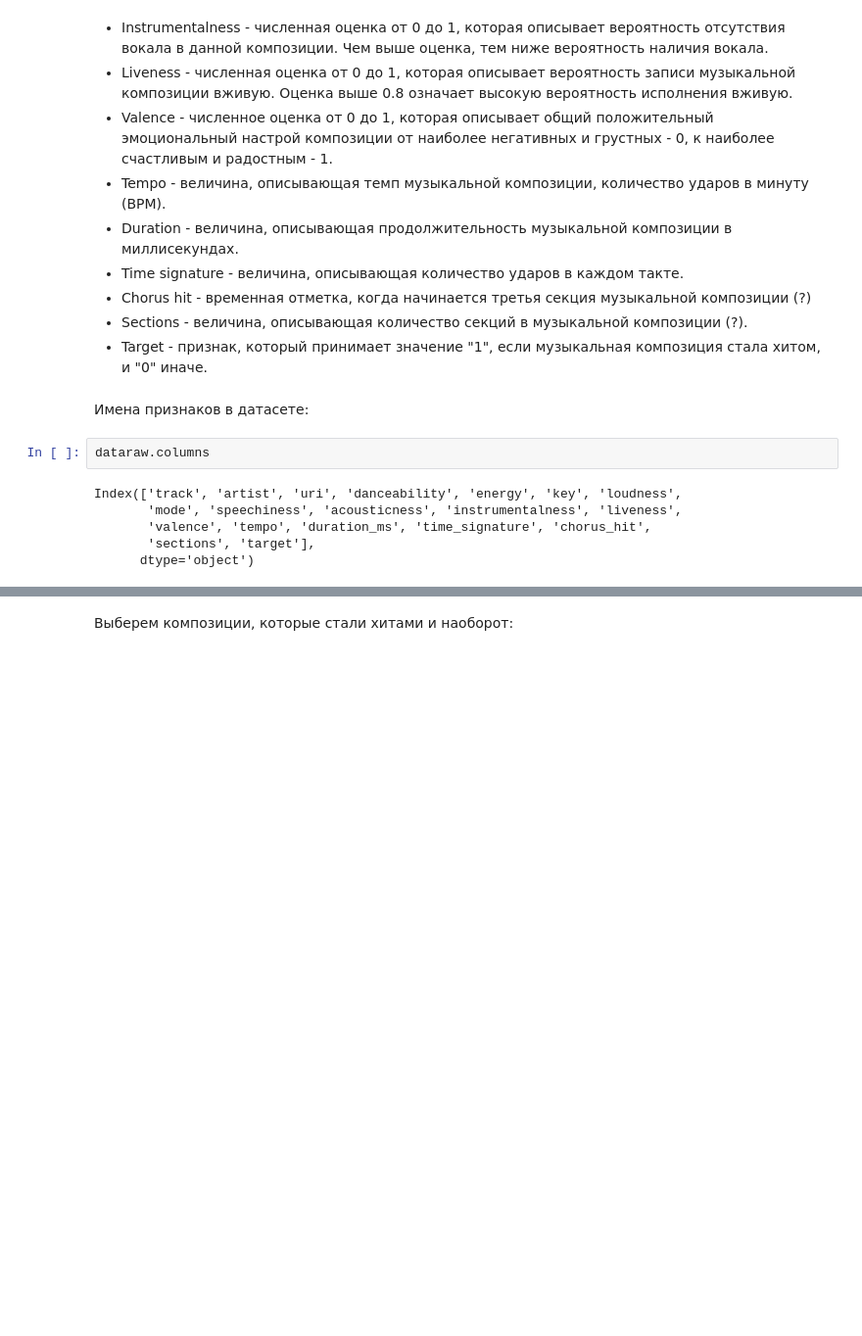
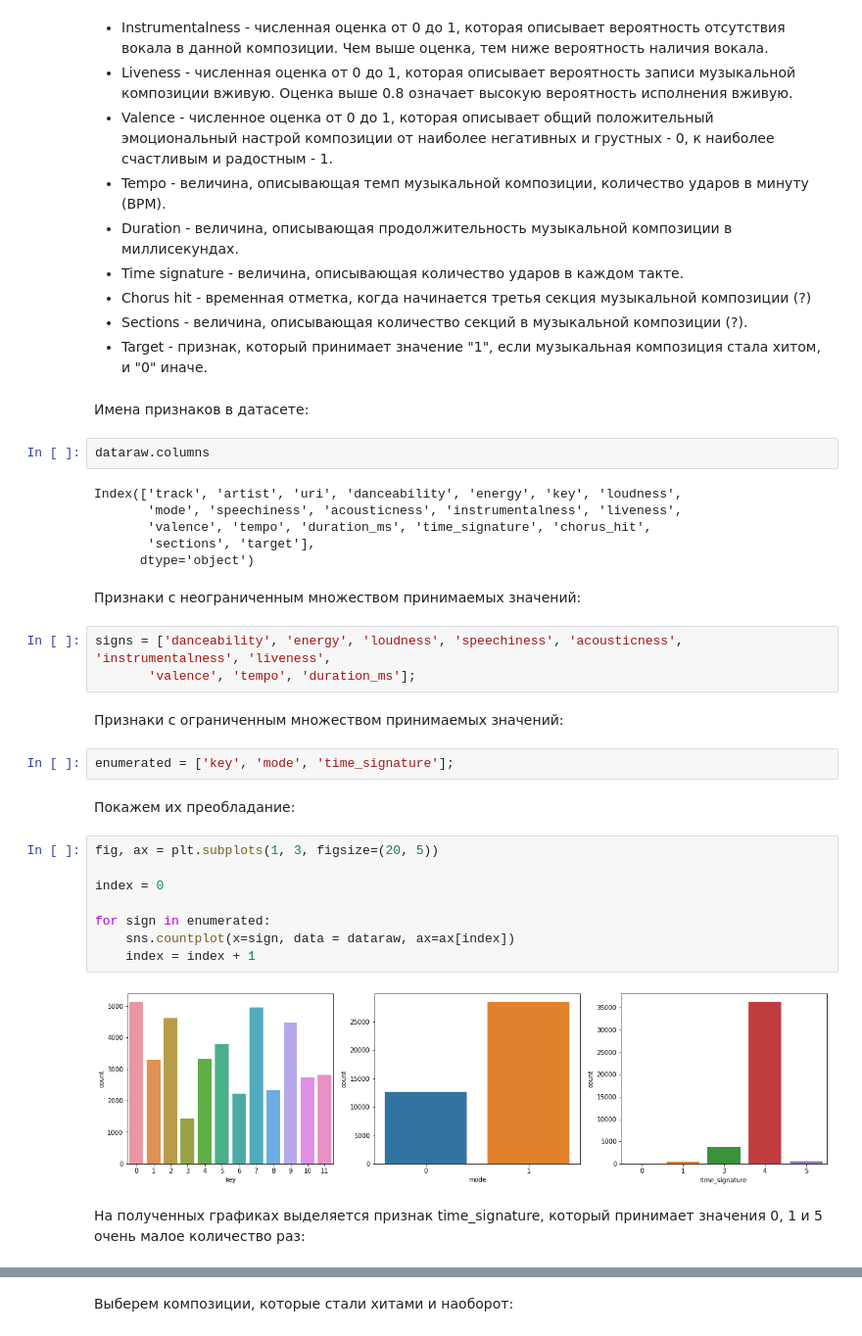
Before and after one commit to AUXLander/MachineLearning, a Jupyter notebook: ML.ipynb, the cells around one changed output, grey strips where cells are left out. Shown: that part at 98% size. Saved outputs shown, nothing was run; the diff lists cells and outputs as text; blank space fills up the shorter version.

```diff
--- a/ML.ipynb
+++ b/ML.ipynb
@@ -71,3 +76,26 @@ Index(['track', 'artist', 'uri', 'danceability', 'energy', 'key', 'loudness',
        'valence', 'tempo', 'duration_ms', 'time_signature', 'chorus_hit',
        'sections', 'target'],
       dtype='object')
+# %% [markdown]
+Признаки с неограниченным множеством принимаемых значений:
+# %%
+signs = ['danceability', 'energy', 'loudness', 'speechiness', 'acousticness', 'instrumentalness', 'liveness',
+       'valence', 'tempo', 'duration_ms'];
+# %% [markdown]
+Признаки с ограниченным множеством принимаемых значений:
+# %%
+enumerated = ['key', 'mode', 'time_signature'];
+# %% [markdown]
+Покажем их преобладание:
+# %%
+fig, ax = plt.subplots(1, 3, figsize=(20, 5))
+
+index = 0
+
+for sign in enumerated:
+    sns.countplot(x=sign, data = dataraw, ax=ax[index])
+    index = index + 1
+# %% [output]
+[figure, added]
+# %% [markdown]
+На полученных графиках выделяется признак time_signature, который принимает значения 0, 1 и 5 очень малое количество раз:
```
Also changed, not shown: parts of 25 cells of this notebook, 2 other files.
